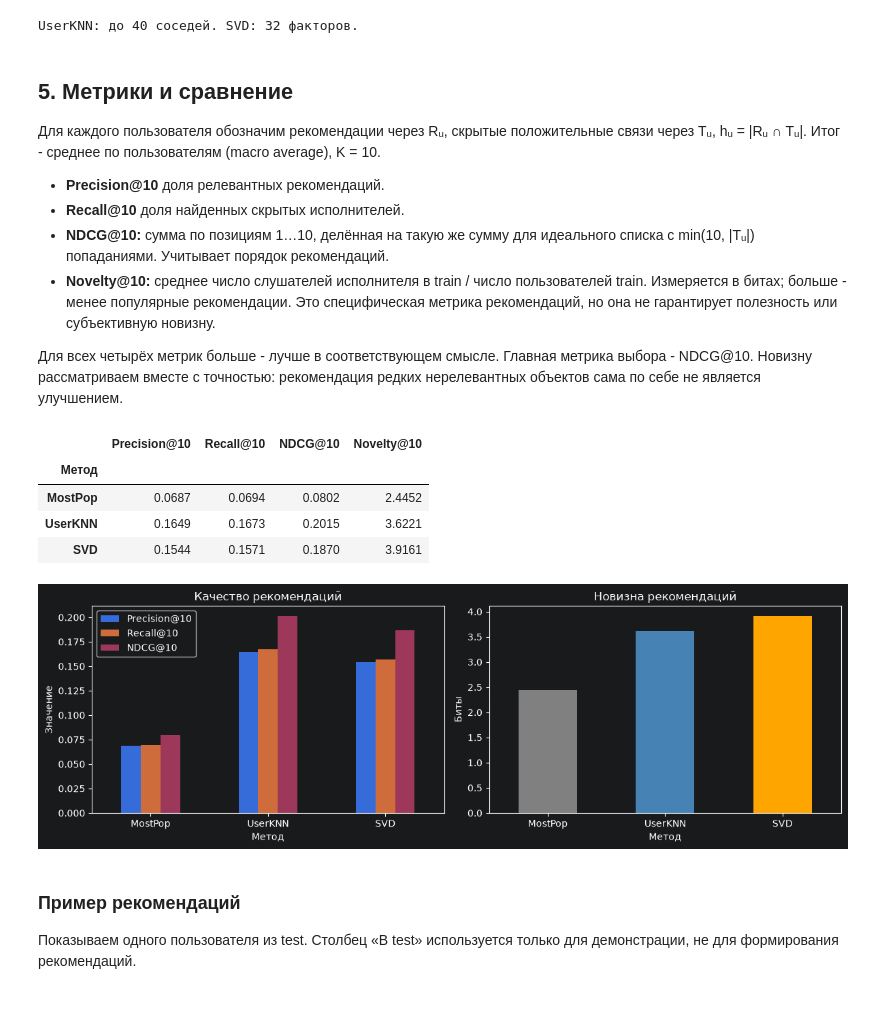
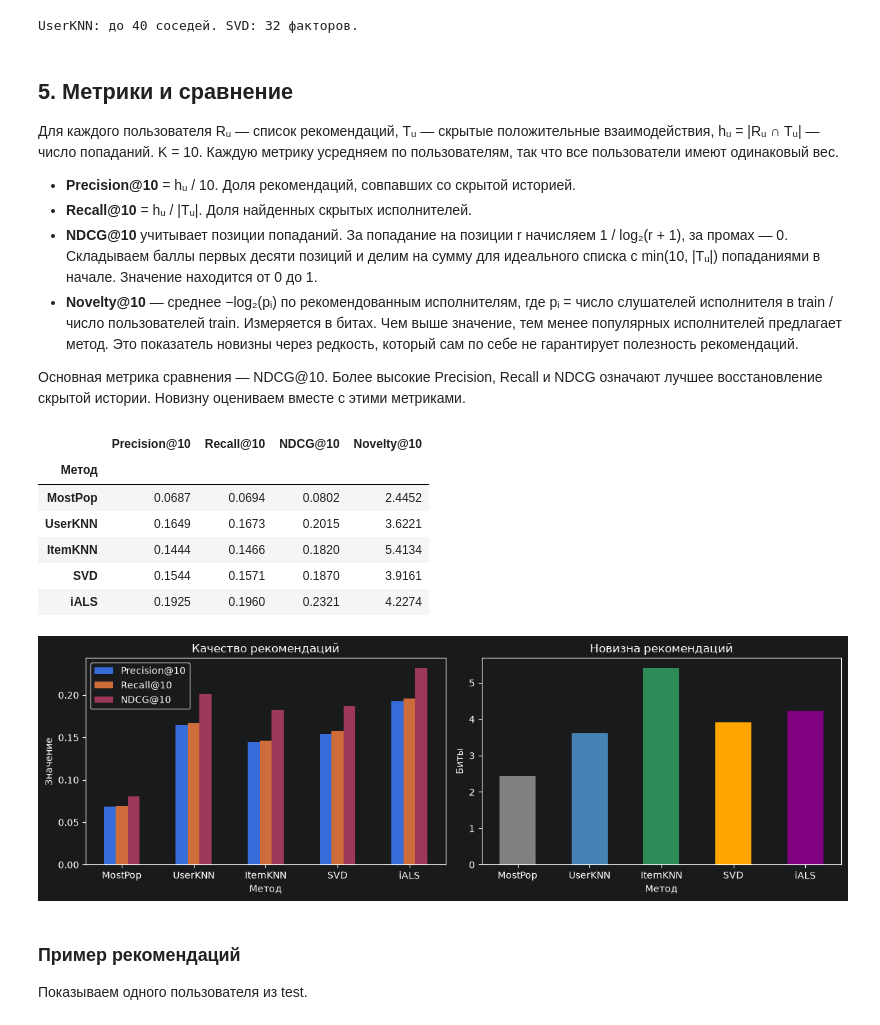
Before and after one commit to Lama591divine/DAIR26-27, a Jupyter notebook: recsys_lastfm.ipynb, the cells around one changed output. Cells and saved outputs as stored; diff of their text form; code cells hidden in the pictures.

```diff
--- a/recsys_lastfm.ipynb
+++ b/recsys_lastfm.ipynb
@@ -274,6 +277,31 @@ W = csr_matrix((weights, (rows, cols)), shape=(n_users, n_users))
 W.eliminate_zeros()
 del similarity
 
+# ItemKNN: похожесть исполнителей по общим слушателям.
+item_similarity = cosine_similarity(X.T, dense_output=False).tocsr()
+item_similarity.setdiag(0)
+item_similarity.eliminate_zeros()
+item_rows, item_cols, item_weights = [], [], []
+item_neighbors = min(40, X.shape[1] - 1)
+for item_idx in range(X.shape[1]):
+    start, end = item_similarity.indptr[item_idx:item_idx + 2]
+    row_items = item_similarity.indices[start:end]
+    row_scores = item_similarity.data[start:end]
+    top = np.argsort(-row_scores, kind="stable")[:item_neighbors]
+    item_rows.extend([item_idx] * len(top))
+    item_cols.extend(row_items[top])
+    item_weights.extend(row_scores[top])
+W_items = csr_matrix((item_weights, (item_rows, item_cols)), shape=(X.shape[1], X.shape[1]))
+del item_similarity
+
+# iALS: число прослушиваний задаёт уверенность в положительном взаимодействии.
+confidence = 1 + np.log1p(train.weight.to_numpy(dtype=np.float32))
+X_confidence = csr_matrix(
+    (confidence, (train.userID.map(user_to_idx), train.artistID.map(item_to_idx))),
+    shape=X.shape,
+)
+ials = AlternatingLeastSquares(factors=32, regularization=0.1, iterations=15, random_state=SEED)
+ials.fit(X_confidence)
 # SVD: строим числовые представления пользователей и исполнителей.
 n_components = min(32, min(X.shape) - 1)
 svd = TruncatedSVD(n_components=n_components, random_state=SEED)
@@ -287,6 +315,12 @@ def recommend(user_idx, method, k=K):
         scores = popularity.copy()
     elif method == "UserKNN":
         scores = (W.getrow(user_idx) @ X).toarray().ravel()
+    elif method == "ItemKNN":
+        scores = (X.getrow(user_idx) @ W_items).toarray().ravel()
+    elif method == "iALS":
+        item_ids, item_scores = ials.recommend(user_idx, X.getrow(user_idx), N=X.shape[1], filter_already_liked_items=False, recalculate_user=False)
+        scores = np.full(X.shape[1], -np.inf)
+        scores[item_ids] = item_scores
     elif method == "SVD":
         scores = user_factors[user_idx] @ item_factors
     else:
@@ -301,14 +335,14 @@ UserKNN: до 40 соседей. SVD: 32 факторов.
 # %% [markdown]
 ## 5. Метрики и сравнение
 
-Для каждого пользователя обозначим рекомендации через Rᵤ, скрытые положительные связи через Tᵤ, hᵤ = |Rᵤ ∩ Tᵤ|. Итог - среднее по пользователям (macro average), K = 10.
+Для каждого пользователя Rᵤ — список рекомендаций, Tᵤ — скрытые положительные взаимодействия, hᵤ = |Rᵤ ∩ Tᵤ| — число попаданий. K = 10. Каждую метрику усредняем по пользователям, так что все пользователи имеют одинаковый вес.
 
-- **Precision@10** доля релевантных рекомендаций.
-- **Recall@10** доля найденных скрытых исполнителей.
-- **NDCG@10:** сумма по позициям 1…10, делённая на такую же сумму для идеального списка с min(10, |Tᵤ|) попаданиями. Учитывает порядок рекомендаций.
-- **Novelty@10:** среднее число слушателей исполнителя в train / число пользователей train. Измеряется в битах; больше - менее популярные рекомендации. Это специфическая метрика рекомендаций, но она не гарантирует полезность или субъективную новизну.
+- **Precision@10** = hᵤ / 10. Доля рекомендаций, совпавших со скрытой историей.
+- **Recall@10** = hᵤ / |Tᵤ|. Доля найденных скрытых исполнителей.
+- **NDCG@10** учитывает позиции попаданий. За попадание на позиции r начисляем 1 / log₂(r + 1), за промах — 0. Складываем баллы первых десяти позиций и делим на сумму для идеального списка с min(10, |Tᵤ|) попаданиями в начале. Значение находится от 0 до 1.
+- **Novelty@10** — среднее −log₂(pᵢ) по рекомендованным исполнителям, где pᵢ = число слушателей исполнителя в train / число пользователей train. Измеряется в битах. Чем выше значение, тем менее популярных исполнителей предлагает метод. Это показатель новизны через редкость, который сам по себе не гарантирует полезность рекомендаций.
 
-Для всех четырёх метрик больше - лучше в соответствующем смысле. Главная метрика выбора - NDCG@10. Новизну рассматриваем вместе с точностью: рекомендация редких нерелевантных объектов сама по себе не является улучшением.
+Основная метрика сравнения — NDCG@10. Более высокие Precision, Recall и NDCG означают лучшее восстановление скрытой истории. Новизну оцениваем вместе с этими метриками.
 # %%
 discounts = 1 / np.log2(np.arange(2, K + 2))
 novelty = np.zeros(len(items), dtype=float)
@@ -316,47 +350,49 @@ novelty[catalog_mask] = -np.log2(popularity[catalog_mask] / X.shape[0])
 recommendations = {}
 result_rows = []
 
-for method in ["MostPop", "UserKNN", "SVD"]:
+for method in ["MostPop", "UserKNN", "ItemKNN", "SVD", "iALS"]:
     per_user = []
     recommendations[method] = {}
     for u, relevant in truth.items():
         rec = recommend(u, method)
         recommendations[method][u] = rec
         hits = np.array([i in relevant for i in rec], dtype=float)
         ideal = discounts[:min(K, len(relevant))].sum()
         per_user.append([
             hits.sum() / K,
             hits.sum() / len(relevant),
             (hits * discounts).sum() / ideal,
             novelty[rec].mean(),
         ])
     result_rows.append(np.mean(per_user, axis=0))
 
 results = pd.DataFrame(
-    result_rows, index=["MostPop", "UserKNN", "SVD"],
+    result_rows, index=["MostPop", "UserKNN", "ItemKNN", "SVD", "iALS"],
     columns=["Precision@10", "Recall@10", "NDCG@10", "Novelty@10"],
 )
 results.index.name = "Метод"
 display(results.round(4))
 
 fig, axes = plt.subplots(1, 2, figsize=(12, 4))
 results.iloc[:, :3].plot.bar(ax=axes[0], rot=0)
 axes[0].set(title="Качество рекомендаций", ylabel="Значение")
-results["Novelty@10"].plot.bar(ax=axes[1], rot=0, color=["gray", "steelblue", "orange"])
+results["Novelty@10"].plot.bar(ax=axes[1], rot=0, color=["gray", "steelblue", "seagreen", "orange", "purple"])
 axes[1].set(title="Новизна рекомендаций", ylabel="Биты")
 plt.tight_layout()
 plt.show()
 # %% [output]
 |  | Precision@10 | Recall@10 | NDCG@10 | Novelty@10 |
 | Метод |  |  |  |  |
 | MostPop | 0.0687 | 0.0694 | 0.0802 | 2.4452 |
 | UserKNN | 0.1649 | 0.1673 | 0.2015 | 3.6221 |
+| ItemKNN | 0.1444 | 0.1466 | 0.1820 | 5.4134 |
 | SVD | 0.1544 | 0.1571 | 0.1870 | 3.9161 |
+| iALS | 0.1925 | 0.1960 | 0.2321 | 4.2274 |
-[figure, old version]
+[figure, new version]
 # %% [markdown]
 ### Пример рекомендаций
 
-Показываем одного пользователя из test. Столбец «В test» используется только для демонстрации, не для формирования рекомендаций.
+Показываем одного пользователя из test.
 # %%
 example_u = min(truth)
 seen = X.getrow(example_u).indices
```
Also changed, not shown: parts of 7 cells of this notebook.
